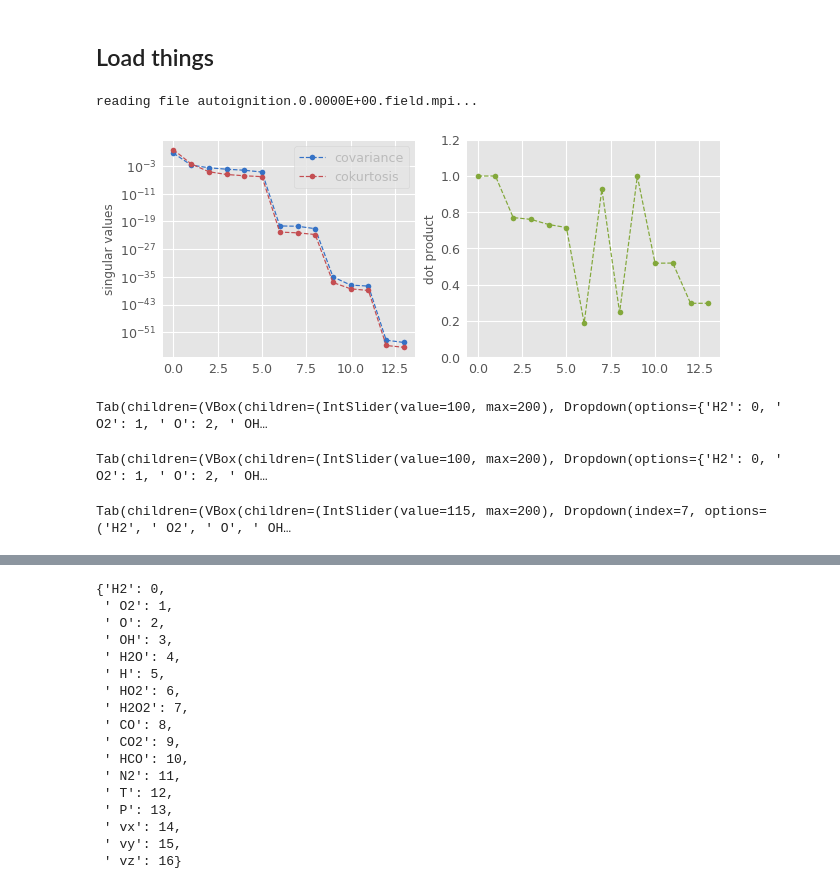
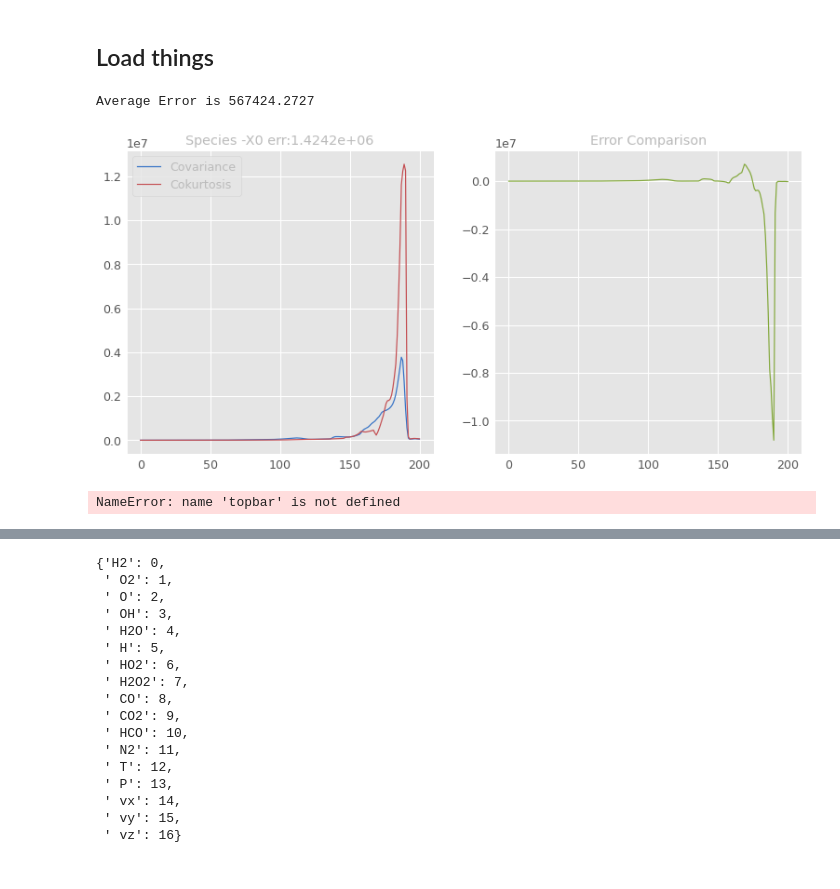
Before and after one commit to kulkarnisp/dim-red, a Jupyter notebook: examples/combust_data.ipynb, the cells around one changed output, grey strips where cells are left out. Saved outputs shown, nothing was run; the diff lists cells and outputs as text; code cells hidden in the pictures.

Commit message:
hcci loader plots

```diff
--- a/examples/combust_data.ipynb
+++ b/examples/combust_data.ipynb
@@ -27,18 +26,14 @@ rn.MyScalar = MaxAvgScalar
 # %%
+rn = Elbow()
+rn.MyScalar = MinMaxScalar
+
 rn.mf_build(10);
-rn.mf_alldata();
+# rn.mf_alldata();
+topbar = Knob(rn)
+# %% [output]
+Average Error is 567424.2727
+[figure, added]
-# %%
-topbar = Knob(rn)
-topbar
-# %% [output]
-reading file autoignition.0.0000E+00.field.mpi...
-[figure, removed]
-Tab(children=(VBox(children=(IntSlider(value=100, max=200), Dropdown(options={'H2': 0, ' O2': 1, ' O': 2, ' OH…
 # %%
 topbar
 # %% [output]
-Tab(children=(VBox(children=(IntSlider(value=100, max=200), Dropdown(options={'H2': 0, ' O2': 1, ' O': 2, ' OH…
+NameError: name 'topbar' is not defined
-# %%
-topbar
-# %% [output]
-Tab(children=(VBox(children=(IntSlider(value=115, max=200), Dropdown(index=7, options=('H2', ' O2', ' O', ' OH…
```
Also changed, not shown: parts of 9 cells of this notebook, 43 other files.
